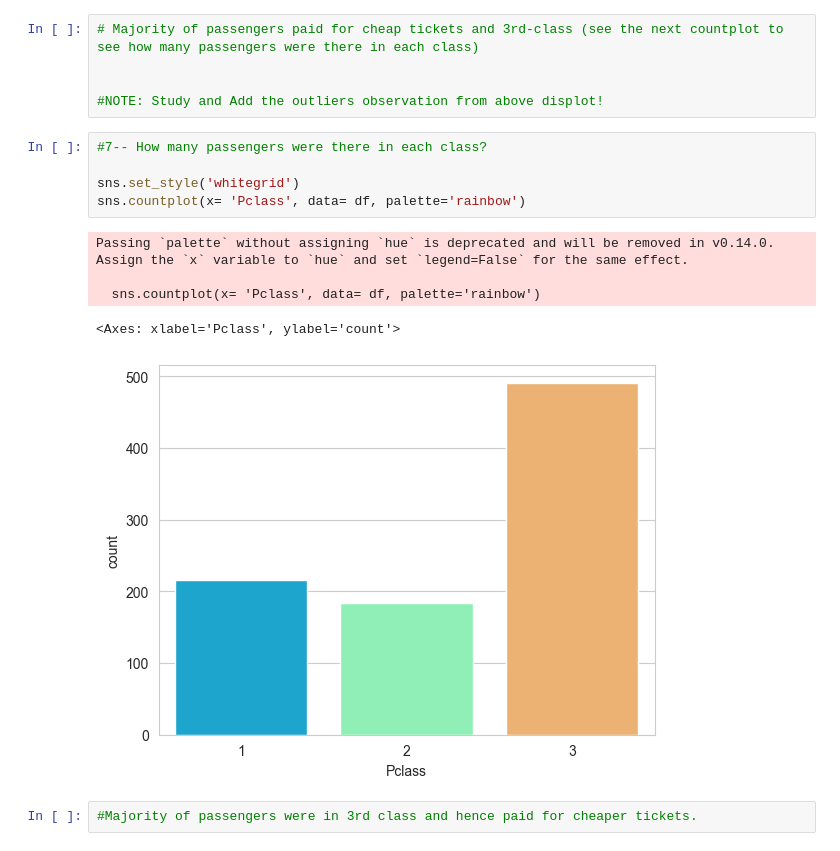
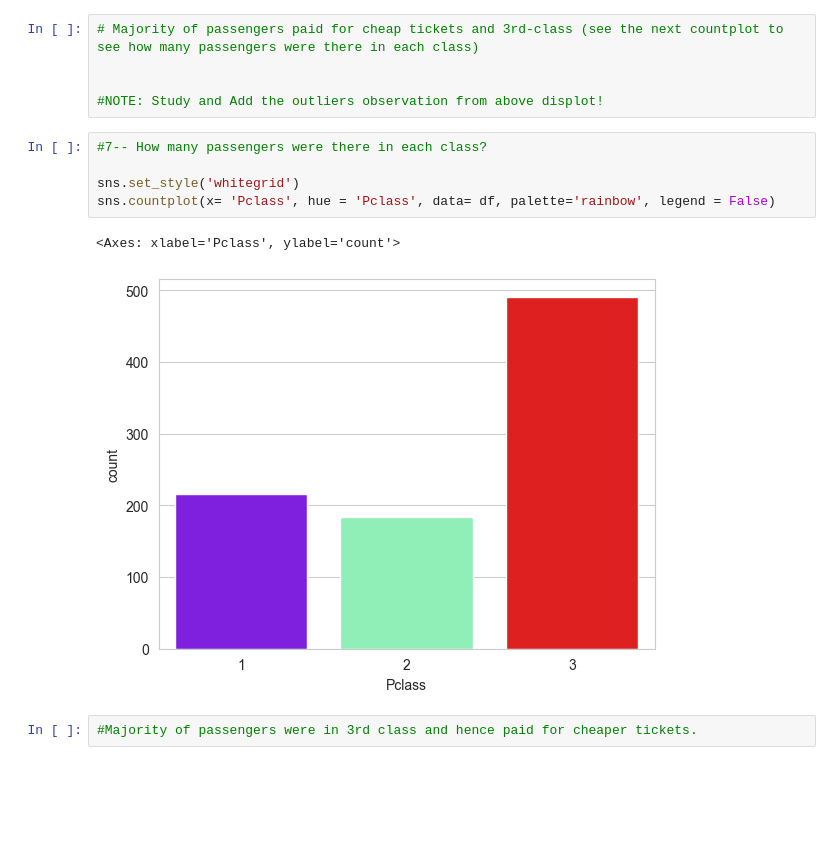
Before and after one commit to AryanGoyal17/Titanic-Survival-Prediction, a Jupyter notebook: notebooks/01_titanic_eda.ipynb, the cells around one changed output. Cells and saved outputs as stored; diff of their text form; blank space fills up the shorter version.

```diff
--- a/notebooks/01_titanic_eda.ipynb
+++ b/notebooks/01_titanic_eda.ipynb
@@ -189,13 +185,10 @@ sns.displot(df['Fare'], bins = 30, kde= True, color = 'red')
 # %%
 #7-- How many passengers were there in each class?
 
 sns.set_style('whitegrid')
-sns.countplot(x= 'Pclass', data= df, palette='rainbow')
+sns.countplot(x= 'Pclass', hue = 'Pclass', data= df, palette='rainbow', legend = False)
 # %% [output]
-Passing `palette` without assigning `hue` is deprecated and will be removed in v0.14.0. Assign the `x` variable to `hue` and set `legend=False` for the same effect.
-
-  sns.countplot(x= 'Pclass', data= df, palette='rainbow')
+<Axes: xlabel='Pclass', ylabel='count'>
-<Axes: xlabel='Pclass', ylabel='count'>
-[figure, old version]
+[figure, new version]
 # %%
 #Majority of passengers were in 3rd class and hence paid for cheaper tickets.
```
Also changed, not shown: parts of 3 cells of this notebook.
